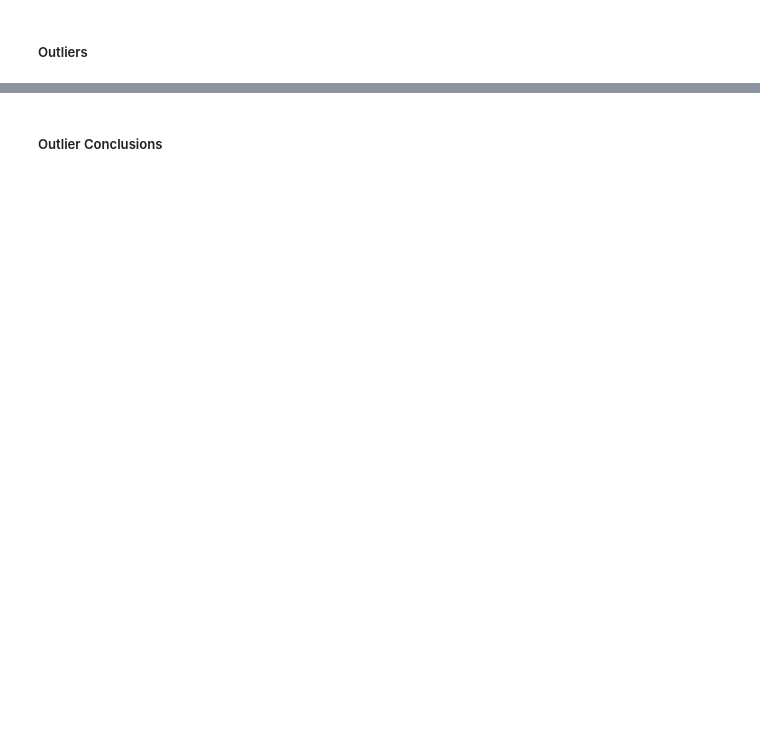
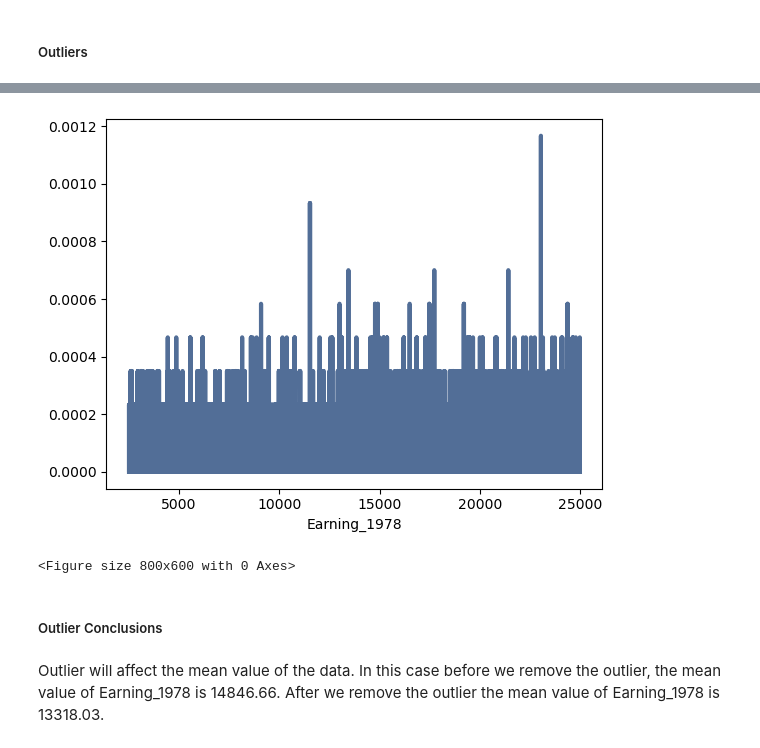
Before and after one commit to ywyan234956296/BSIP_Assignment_1_Students, a Jupyter notebook: stats_asn_1_stud_temp.ipynb, the cells around one changed output, grey strips where cells are left out. Drawn from its saved outputs; the diff is of its cells as text; code cells hidden in the pictures; blank space fills up the shorter version.

```diff
--- a/stats_asn_1_stud_temp.ipynb
+++ b/stats_asn_1_stud_temp.ipynb
@@ -290,2 +292,8 @@ Average earning in 1978 for people who has post graduate education: 16363.173417
 # %% [markdown]
 ##### Outliers
+# %%
+#Fliter Outliers
+
+df1=df[df['Earnings_1978']>0]
+df2=df1[df1['Earnings_1978']<25000]
+df2.describe()
@@ -292,2 +310,13 @@ Average earning in 1978 for people who has post graduate education: 16363.173417
+# %%
+#Visualize Distributions
+
+earning_1978=thinkstats2.Pmf(df2['Earnings_1978'])
+thinkplot.Pmf(earning_1978)
+thinkplot.Show(xlabel='Earning_1978')
+# %% [output]
+[figure, added]
+<Figure size 800x600 with 0 Axes>
 # %% [markdown]
 ##### Outlier Conclusions
+# %% [markdown]
+Outlier will affect the mean value of the data. In this case before we remove the outlier, the mean value of Earning_1978 is 14846.66. After we remove the outlier the mean value of Earning_1978 is 13318.03.
```
Also changed, not shown: parts of 6 cells of this notebook.
